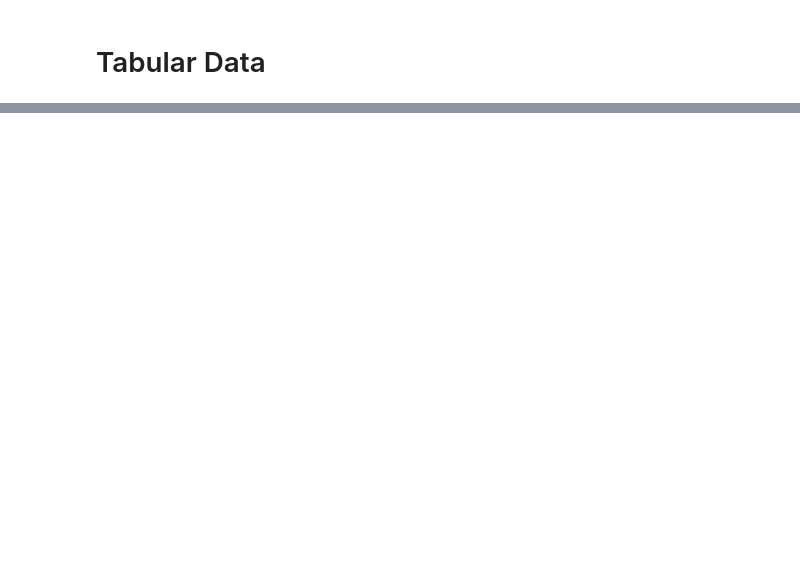
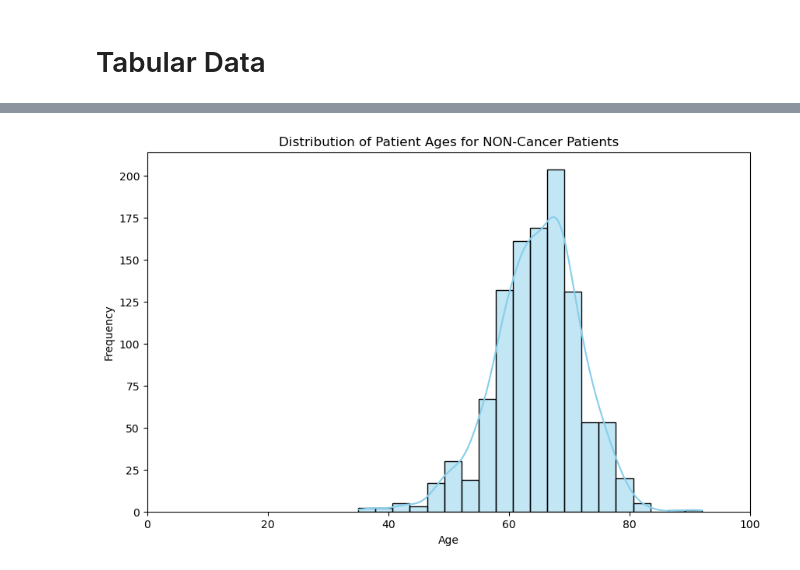
Before and after one commit to Kimberly97llp/cvproject, a Jupyter notebook: EDA.ipynb, the cells around one changed output, grey strips where cells are left out. Cells and saved outputs as stored; diff of their text form; code cells hidden in the pictures; blank space fills up the shorter version.

```diff
--- a/EDA.ipynb
+++ b/EDA.ipynb
@@ -34,0 +128,4 @@ df = pd.read_csv(df_path)
+# %%
+plot_histogram(no_cancer['patient_age'], 'Distribution of Patient Ages for NON-Cancer Patients', 'Age', 'Frequency', x_range=(0, 100))
+# %% [output]
+[figure, added]
```
Also changed, not shown: parts of 14 cells of this notebook, 1 other file.
